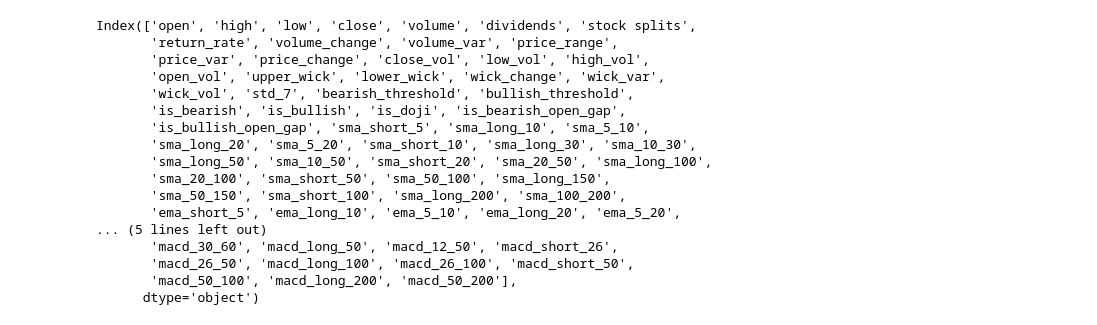
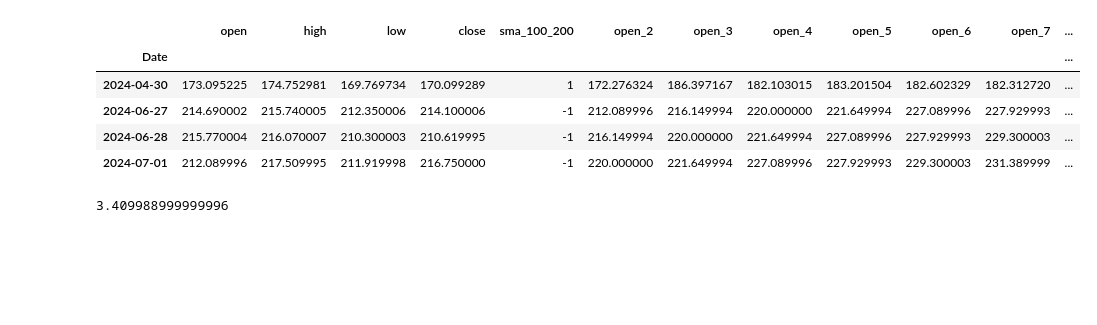
Before and after one commit to GuilhermeZiegler/pyquant, a Jupyter notebook: scripts/CandleFit.ipynb, the cells around one changed output. Drawn from its saved outputs; the diff is of its cells as text; code cells hidden in the pictures; blank space fills up the shorter version.

Commit message:
pushed get_trades funcion, staticmethod to evaluate strategies by reward_risk_ratio

```diff
--- a/scripts/CandleFit.ipynb
+++ b/scripts/CandleFit.ipynb
@@ -416,20 +479,0 @@ Index(['open', 'high', 'low', 'close', 'volume', 'dividends', 'stock splits',
-# %%
-ticker.features.columns
-# %% [output]
-Index(['open', 'high', 'low', 'close', 'volume', 'dividends', 'stock splits',
-       'return_rate', 'volume_change', 'volume_var', 'price_range',
-       'price_var', 'price_change', 'close_vol', 'low_vol', 'high_vol',
-       'open_vol', 'upper_wick', 'lower_wick', 'wick_change', 'wick_var',
-       'wick_vol', 'std_7', 'bearish_threshold', 'bullish_threshold',
-       'is_bearish', 'is_bullish', 'is_doji', 'is_bearish_open_gap',
-       'is_bullish_open_gap', 'sma_short_5', 'sma_long_10', 'sma_5_10',
-       'sma_long_20', 'sma_5_20', 'sma_short_10', 'sma_long_30', 'sma_10_30',
-       'sma_long_50', 'sma_10_50', 'sma_short_20', 'sma_20_50', 'sma_long_100',
-       'sma_20_100', 'sma_short_50', 'sma_50_100', 'sma_long_150',
-       'sma_50_150', 'sma_short_100', 'sma_long_200', 'sma_100_200',
-       'ema_short_5', 'ema_long_10', 'ema_5_10', 'ema_long_20', 'ema_5_20',
-... (5 lines left out)
-       'macd_30_60', 'macd_long_50', 'macd_12_50', 'macd_short_26',
-       'macd_26_50', 'macd_long_100', 'macd_26_100', 'macd_short_50',
-       'macd_50_100', 'macd_long_200', 'macd_50_200'],
-      dtype='object')
@@ -501,0 +480,2 @@ def trades(df,
+# %%
+test = ticker.features.copy()
@@ -501,0 +565,15 @@ def trades(df,
+# %%
+teste = get_trades(test, 'sma_100_200',target_return=0.02)
+# %%
+teste
+# %% [output]
+|  | open | high | low | close | sma_100_200 | open_2 | open_3 | open_4 | open_5 | open_6 | open_7 | ... |
+| Date |  |  |  |  |  |  |  |  |  |  |  | ... |
+| 2024-04-30 | 173.095225 | 174.752981 | 169.769734 | 170.099289 | 1 | 172.276324 | 186.397167 | 182.103015 | 183.201504 | 182.602329 | 182.312720 | ... |
+| 2024-06-27 | 214.690002 | 215.740005 | 212.350006 | 214.100006 | -1 | 212.089996 | 216.149994 | 220.000000 | 221.649994 | 227.089996 | 227.929993 | ... |
+| 2024-06-28 | 215.770004 | 216.070007 | 210.300003 | 210.619995 | -1 | 216.149994 | 220.000000 | 221.649994 | 227.089996 | 227.929993 | 229.300003 | ... |
+| 2024-07-01 | 212.089996 | 217.509995 | 211.919998 | 216.750000 | -1 | 220.000000 | 221.649994 | 227.089996 | 227.929993 | 229.300003 | 231.389999 | ... |
+# %%
+217.509995-214.100006
+# %% [output]
+3.409988999999996
```
Also changed, not shown: parts of 5 cells of this notebook.
